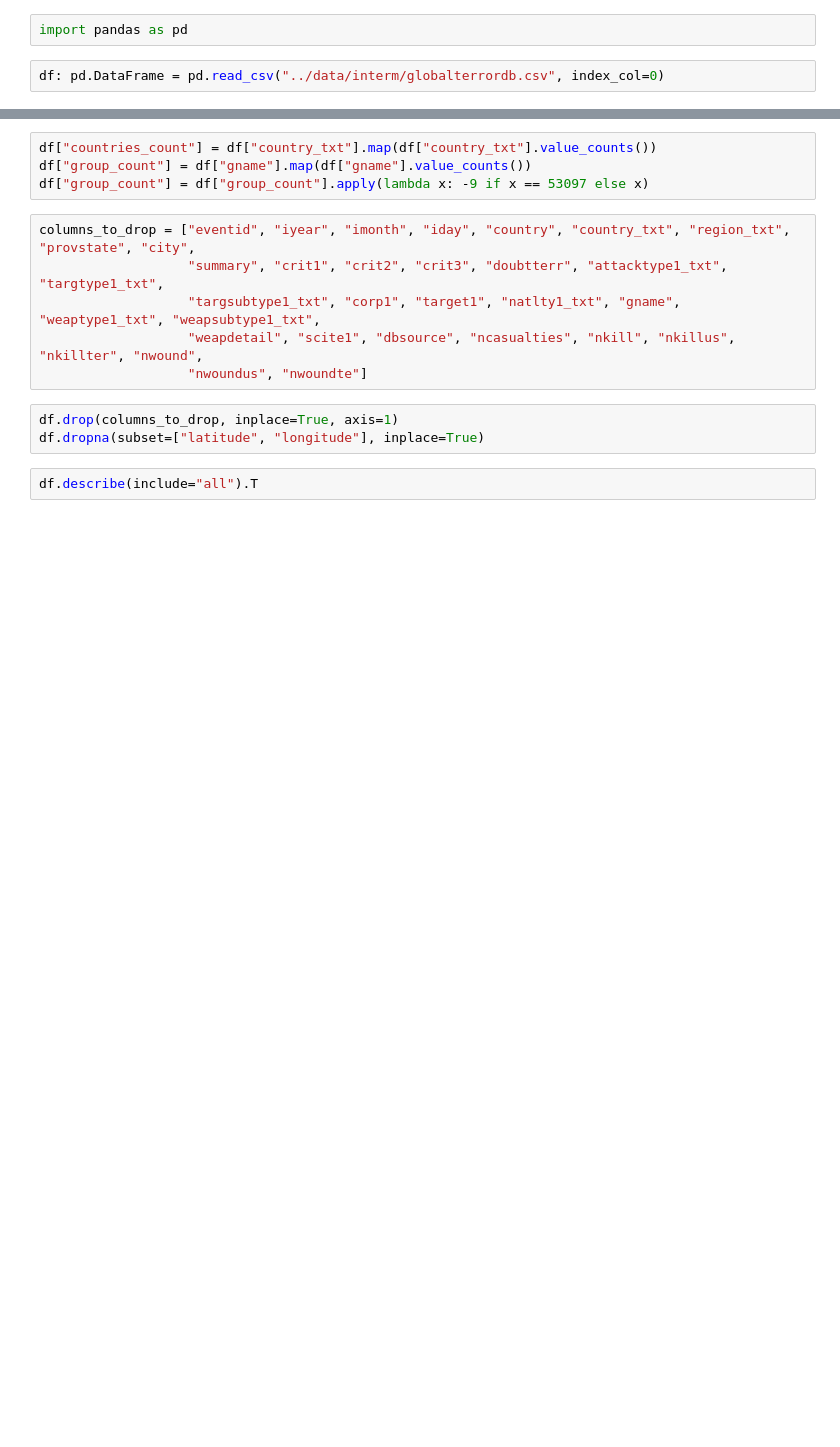
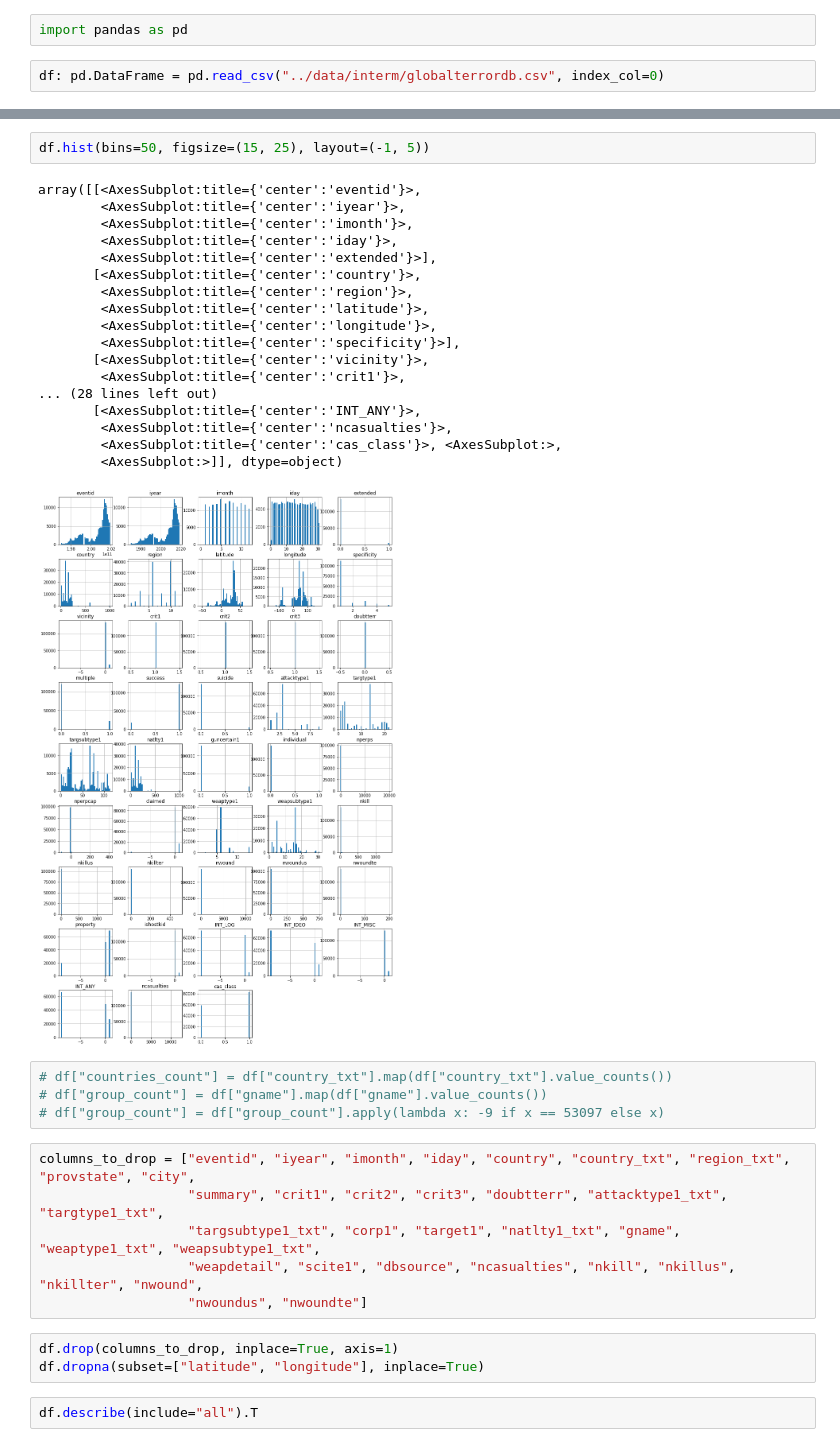
Before and after one commit to tuszyn/JT_praca_magisterska, a Jupyter notebook: notebooks/2_eda.ipynb, the cells around one changed output, grey strips where cells are left out. Cells and saved outputs as stored; diff of their text form; blank space fills up the shorter version.

```diff
--- a/notebooks/2_eda.ipynb
+++ b/notebooks/2_eda.ipynb
@@ -25,7 +25,28 @@ df.describe(include="all").T
+# %%
+df.hist(bins=50, figsize=(15, 25), layout=(-1, 5))
+# %% [output]
+array([[<AxesSubplot:title={'center':'eventid'}>,
+        <AxesSubplot:title={'center':'iyear'}>,
+        <AxesSubplot:title={'center':'imonth'}>,
+        <AxesSubplot:title={'center':'iday'}>,
+        <AxesSubplot:title={'center':'extended'}>],
+       [<AxesSubplot:title={'center':'country'}>,
+        <AxesSubplot:title={'center':'region'}>,
+        <AxesSubplot:title={'center':'latitude'}>,
+        <AxesSubplot:title={'center':'longitude'}>,
+        <AxesSubplot:title={'center':'specificity'}>],
+       [<AxesSubplot:title={'center':'vicinity'}>,
+        <AxesSubplot:title={'center':'crit1'}>,
+... (28 lines left out)
+       [<AxesSubplot:title={'center':'INT_ANY'}>,
+        <AxesSubplot:title={'center':'ncasualties'}>,
+        <AxesSubplot:title={'center':'cas_class'}>, <AxesSubplot:>,
+        <AxesSubplot:>]], dtype=object)
+[figure, added]
 # %%
-df["countries_count"] = df["country_txt"].map(df["country_txt"].value_counts())
-df["group_count"] = df["gname"].map(df["gname"].value_counts())
-df["group_count"] = df["group_count"].apply(lambda x: -9 if x == 53097 else x)
+# df["countries_count"] = df["country_txt"].map(df["country_txt"].value_counts())
+# df["group_count"] = df["gname"].map(df["gname"].value_counts())
+# df["group_count"] = df["group_count"].apply(lambda x: -9 if x == 53097 else x)
 # %%
 columns_to_drop = ["eventid", "iyear", "imonth", "iday", "country", "country_txt", "region_txt", "provstate", "city",
                    "summary", "crit1", "crit2", "crit3", "doubtterr", "attacktype1_txt", "targtype1_txt",
```
Also changed, not shown: parts of 2 cells of this notebook, 3 other files.
